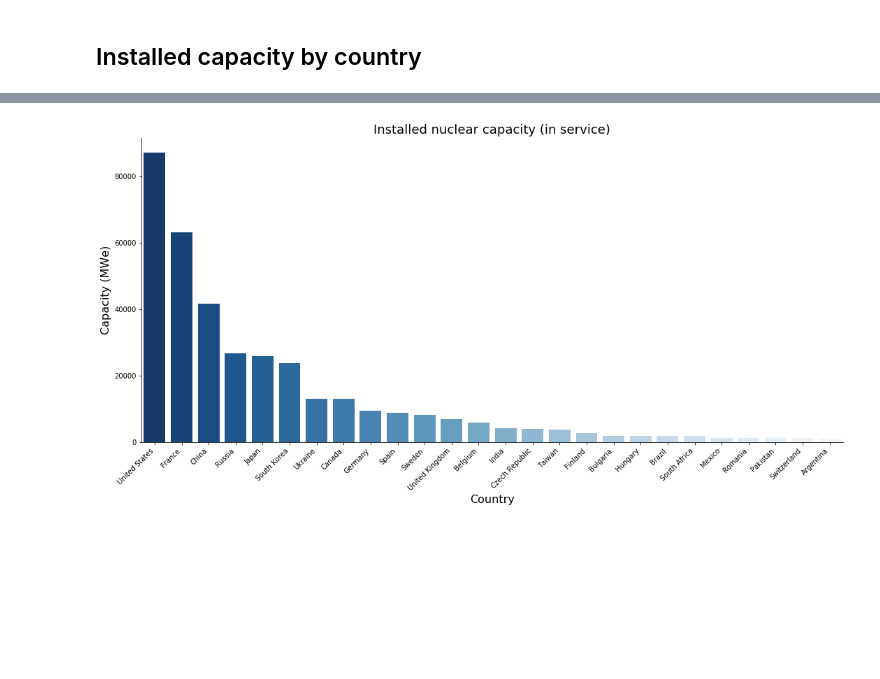
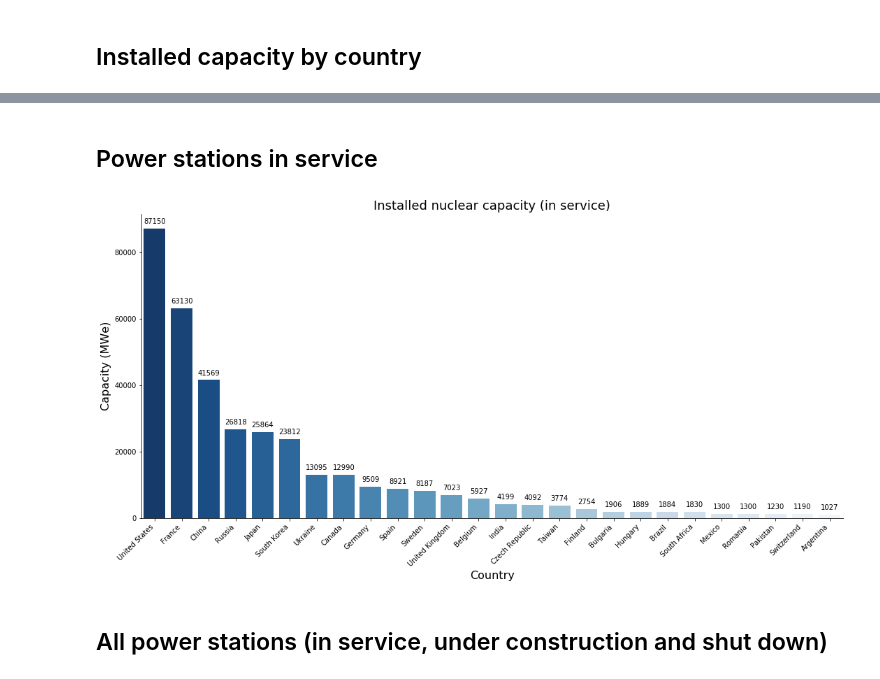
Before and after one commit to jAniceto/data-viz, a Jupyter notebook: nuclear-stations/nuclear-power-stations.ipynb, the cells around one changed output, grey strips where cells are left out. Cells and saved outputs as stored; diff of their text form; code cells hidden in the pictures; blank space fills up the shorter version.

```diff
--- a/nuclear-stations/nuclear-power-stations.ipynb
+++ b/nuclear-stations/nuclear-power-stations.ipynb
@@ -4,4 +4,4 @@
 ## Data
 https://en.wikipedia.org/wiki/List_of_nuclear_power_stations
 # %%
-FULL_DATA = 'nuclear-stations-complete.csv'
+FULL_DATA = 'data/nuclear-stations-complete.csv'
@@ -187,6 +351,8 @@ in service          Argentina          1027
                     UAE                5380
                     United Kingdom     3300
 Name: capacity, dtype: int64
+# %% [markdown]
+## Power stations in service
 # %%
 # Get stations 'in service' and order by capacity
 capacities_service = capacities['in service'].sort_values(ascending=False)
@@ -193,30 +400,31 @@ capacities_service = capacities['in service'].sort_values(ascending=False)
 # %%
 # Plot stations 'in service' capacity
 import seaborn as sns
-import matplotlib.pyplot as plt
-%matplotlib inline
-from IPython.core.pylabtools import figsize
+
 
 # from matplotlib import rc
 # rc('font',**{'family':'serif','serif':['Palatino']})
 # rc('text', usetex=True)
 
 
 figsize(18,8)
 ax = sns.barplot(capacities_service.index, capacities_service.values, palette='Blues_r')
 
 # Style the plot
 # ax.set(xlabel='Country', ylabel='Capacity (MWe)')
 plt.title('Installed nuclear capacity (in service)', fontsize=18)
 plt.xlabel('Country', fontsize=16)
 plt.ylabel('Capacity (MWe)', fontsize=16)
 ax.set_xticklabels(ax.get_xticklabels(), rotation=45, horizontalalignment='right');
 sns.despine(bottom=sns.despine(bottom=True, top=True, trim=False)
 , top=True, trim=False)
 # plt.setp(f.axes, yticks=[])
 # plt.tight_layout(h_pad=2)
+add_value_labels(ax)
 # %% [output]
-[figure, old version]
+[figure, new version]
+# %% [markdown]
+## All power stations (in service, under construction and shut down)
 # %%
 # Make dataframe and convert NaN to zeros
 capacities_status = capacities.unstack('status').fillna(0)
```
Also changed, not shown: parts of 22 cells of this notebook, 16 other files.
